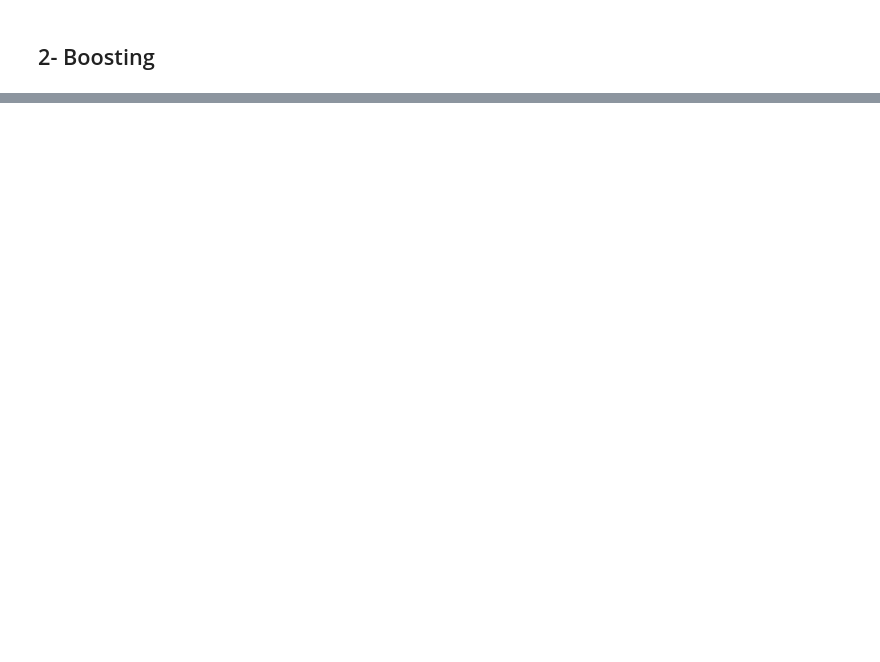
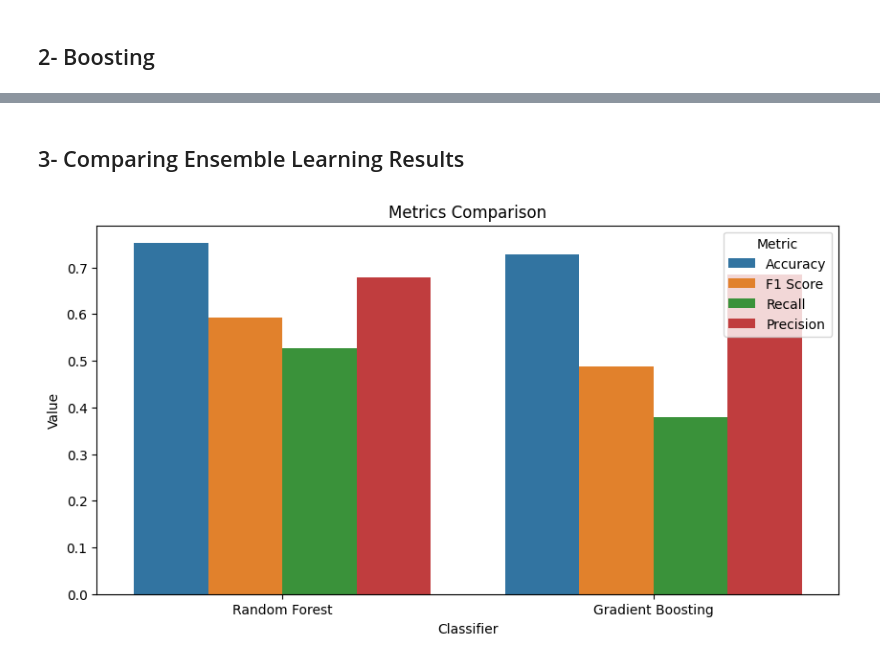
Before and after one commit to SantiagoMartin2002/Project_ML2, a Jupyter notebook: Project_Notebook.ipynb, the cells around one changed output, grey strips where cells are left out. Drawn from its saved outputs; the diff is of its cells as text; code cells hidden in the pictures; blank space fills up the shorter version.

```diff
--- a/Project_Notebook.ipynb
+++ b/Project_Notebook.ipynb
@@ -332,0 +373,26 @@ plt.show()
+# %% [markdown]
+## 3- Comparing Ensemble Learning Results
+# %%
+# Plotting and comparing results across our different metrics for the two classifiers
+# Accuracy, Recall, Precision, and F1 Score can fit into a single plot after putting them in a DataFrame
+# Time taken for each classifier can be plotted separately
+import matplotlib.pyplot as plt
+import seaborn as sns
+
+# Create a DataFrame for the metrics
+metrics = pd.DataFrame({
+    'Classifier': ['Random Forest', 'Gradient Boosting'],
+    'Accuracy': list_accuracies,
+    'F1 Score': list_F1,
+    'Recall': list_recall,
+    'Precision': list_precision
+})
+
+# Melt the DataFrame to plot all metrics in a single plot
+metrics_melted = pd.melt(metrics, id_vars='Classifier', var_name='Metric', value_name='Value')
+plt.figure(figsize=(10, 5))
+sns.barplot(x='Classifier', y='Value', hue='Metric', data=metrics_melted)
+plt.title('Metrics Comparison')
+plt.show()
+# %% [output]
+[figure, added]
```
Also changed, not shown: parts of 20 cells of this notebook.
